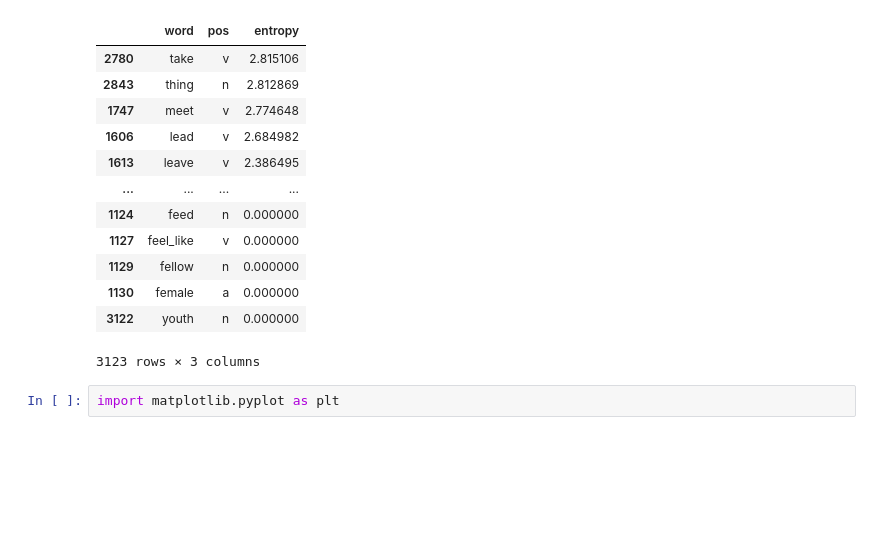
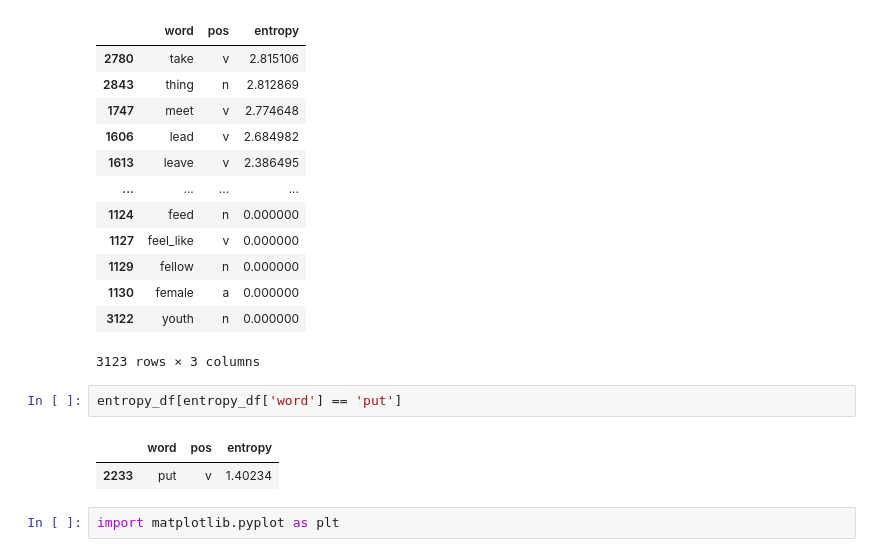
Before and after one commit to sathvikn/bert-wordsense, a Jupyter notebook: codebase/notebooks/semcor_freqs.ipynb, the cells around one changed output. Cells and saved outputs as stored; diff of their text form; blank space fills up the shorter version.

```diff
--- a/codebase/notebooks/semcor_freqs.ipynb
+++ b/codebase/notebooks/semcor_freqs.ipynb
@@ -165,6 +165,11 @@ entropy_df
 | 1130 | female | a | 0.000000 |
 | 3122 | youth | n | 0.000000 |
 3123 rows × 3 columns
+# %%
+entropy_df[entropy_df['word'] == 'put']
+# %% [output]
+|  | word | pos | entropy |
+| 2233 | put | v | 1.40234 |
 # %%
 import matplotlib.pyplot as plt
 # %%
```
Also changed, not shown: 1 other file.
